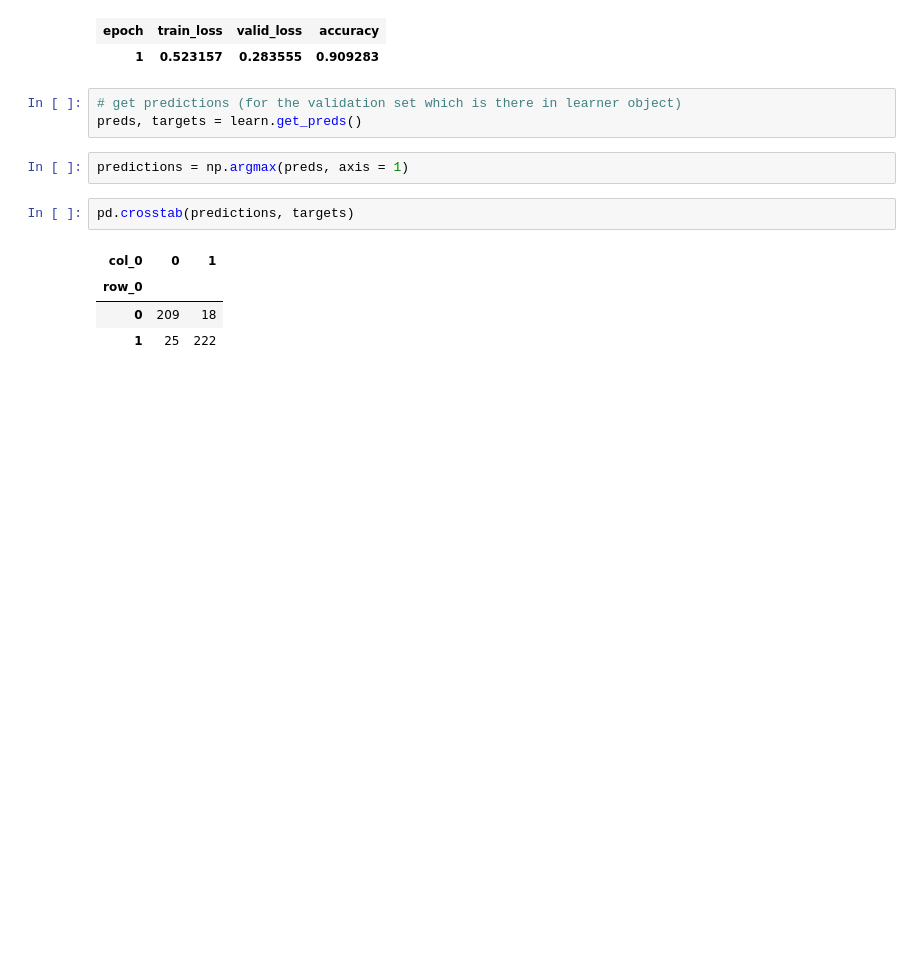
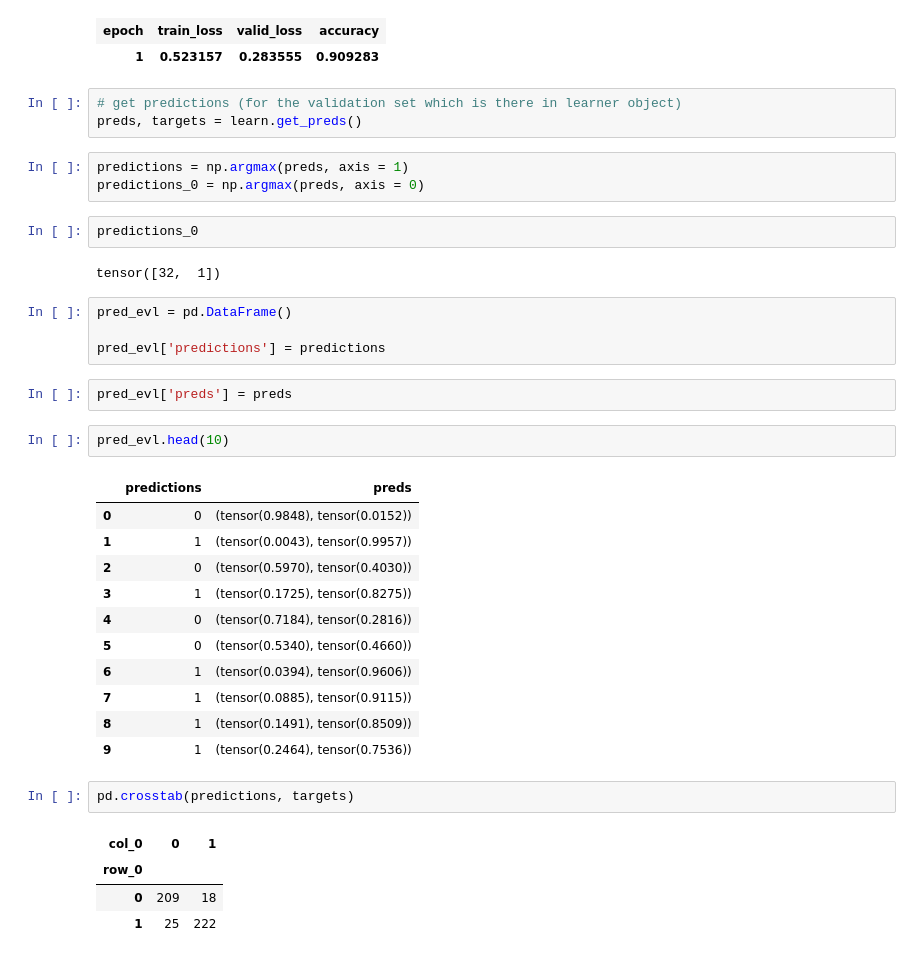
Before and after one commit to hcuksuresh/BERT-pytorch, a Jupyter notebook: text_clf_transfer_learning.ipynb, the cells around one changed output. Cells and saved outputs as stored; diff of their text form; blank space fills up the shorter version.

```diff
--- a/text_clf_transfer_learning.ipynb
+++ b/text_clf_transfer_learning.ipynb
@@ -178,6 +178,31 @@ Total time: 00:32
 preds, targets = learn.get_preds()
 # %%
 predictions = np.argmax(preds, axis = 1)
+predictions_0 = np.argmax(preds, axis = 0)
+# %%
+predictions_0
+# %% [output]
+tensor([32,  1])
+# %%
+pred_evl = pd.DataFrame()
+
+pred_evl['predictions'] = predictions
+# %%
+pred_evl['preds'] = preds
+# %%
+pred_evl.head(10)
+# %% [output]
+|  | predictions | preds |
+| 0 | 0 | (tensor(0.9848), tensor(0.0152)) |
+| 1 | 1 | (tensor(0.0043), tensor(0.9957)) |
+| 2 | 0 | (tensor(0.5970), tensor(0.4030)) |
+| 3 | 1 | (tensor(0.1725), tensor(0.8275)) |
+| 4 | 0 | (tensor(0.7184), tensor(0.2816)) |
+| 5 | 0 | (tensor(0.5340), tensor(0.4660)) |
+| 6 | 1 | (tensor(0.0394), tensor(0.9606)) |
+| 7 | 1 | (tensor(0.0885), tensor(0.9115)) |
+| 8 | 1 | (tensor(0.1491), tensor(0.8509)) |
+| 9 | 1 | (tensor(0.2464), tensor(0.7536)) |
 # %%
 pd.crosstab(predictions, targets)
 # %% [output]
```
Also changed, not shown: parts of 6 cells of this notebook.
